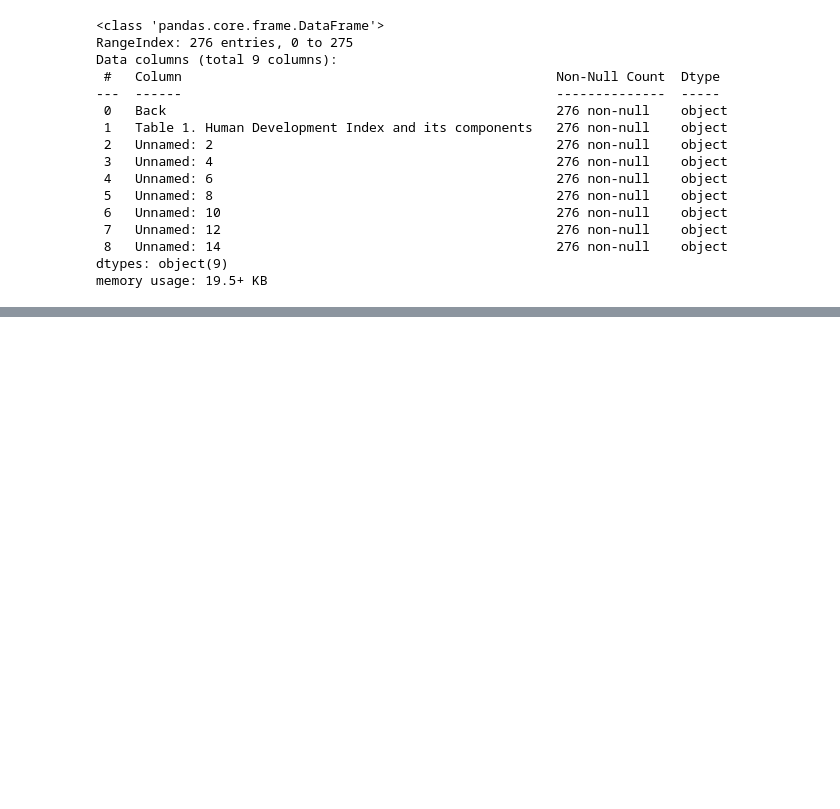
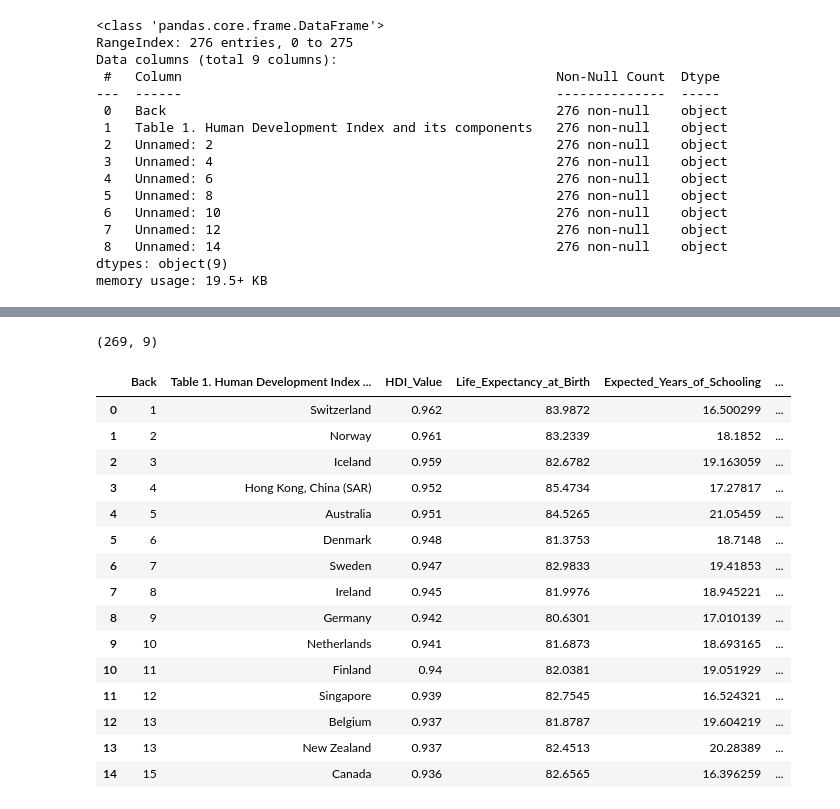
Before and after one commit to Enrique867/PC2, a Jupyter notebook: index.ipynb, the cells around one changed output, grey strips where cells are left out. Saved outputs shown, nothing was run; the diff lists cells and outputs as text; code cells hidden in the pictures; blank space fills up the shorter version.

```diff
--- a/index.ipynb
+++ b/index.ipynb
@@ -110,0 +151,25 @@ print(data.iloc[6:, 2:].head()) # Imprime las primeras filas de la porción modi
+# %%
+data = data.iloc[7:]
+
+data = data.reset_index(drop=True)
+
+print(data.shape)
+data.head(15)
+# %% [output]
+(269, 9)
+|  | Back | Table 1. Human Development Index ... | HDI_Value | Life_Expectancy_at_Birth | Expected_Years_of_Schooling | ... |
+| 0 | 1 | Switzerland | 0.962 | 83.9872 | 16.500299 | ... |
+| 1 | 2 | Norway | 0.961 | 83.2339 | 18.1852 | ... |
+| 2 | 3 | Iceland | 0.959 | 82.6782 | 19.163059 | ... |
+| 3 | 4 | Hong Kong, China (SAR) | 0.952 | 85.4734 | 17.27817 | ... |
+| 4 | 5 | Australia | 0.951 | 84.5265 | 21.05459 | ... |
+| 5 | 6 | Denmark | 0.948 | 81.3753 | 18.7148 | ... |
+| 6 | 7 | Sweden | 0.947 | 82.9833 | 19.41853 | ... |
+| 7 | 8 | Ireland | 0.945 | 81.9976 | 18.945221 | ... |
+| 8 | 9 | Germany | 0.942 | 80.6301 | 17.010139 | ... |
+| 9 | 10 | Netherlands | 0.941 | 81.6873 | 18.693165 | ... |
+| 10 | 11 | Finland | 0.94 | 82.0381 | 19.051929 | ... |
+| 11 | 12 | Singapore | 0.939 | 82.7545 | 16.524321 | ... |
+| 12 | 13 | Belgium | 0.937 | 81.8787 | 19.604219 | ... |
+| 13 | 13 | New Zealand | 0.937 | 82.4513 | 20.28389 | ... |
+| 14 | 15 | Canada | 0.936 | 82.6565 | 16.396259 | ... |
```
Also changed, not shown: parts of 6 cells of this notebook.
